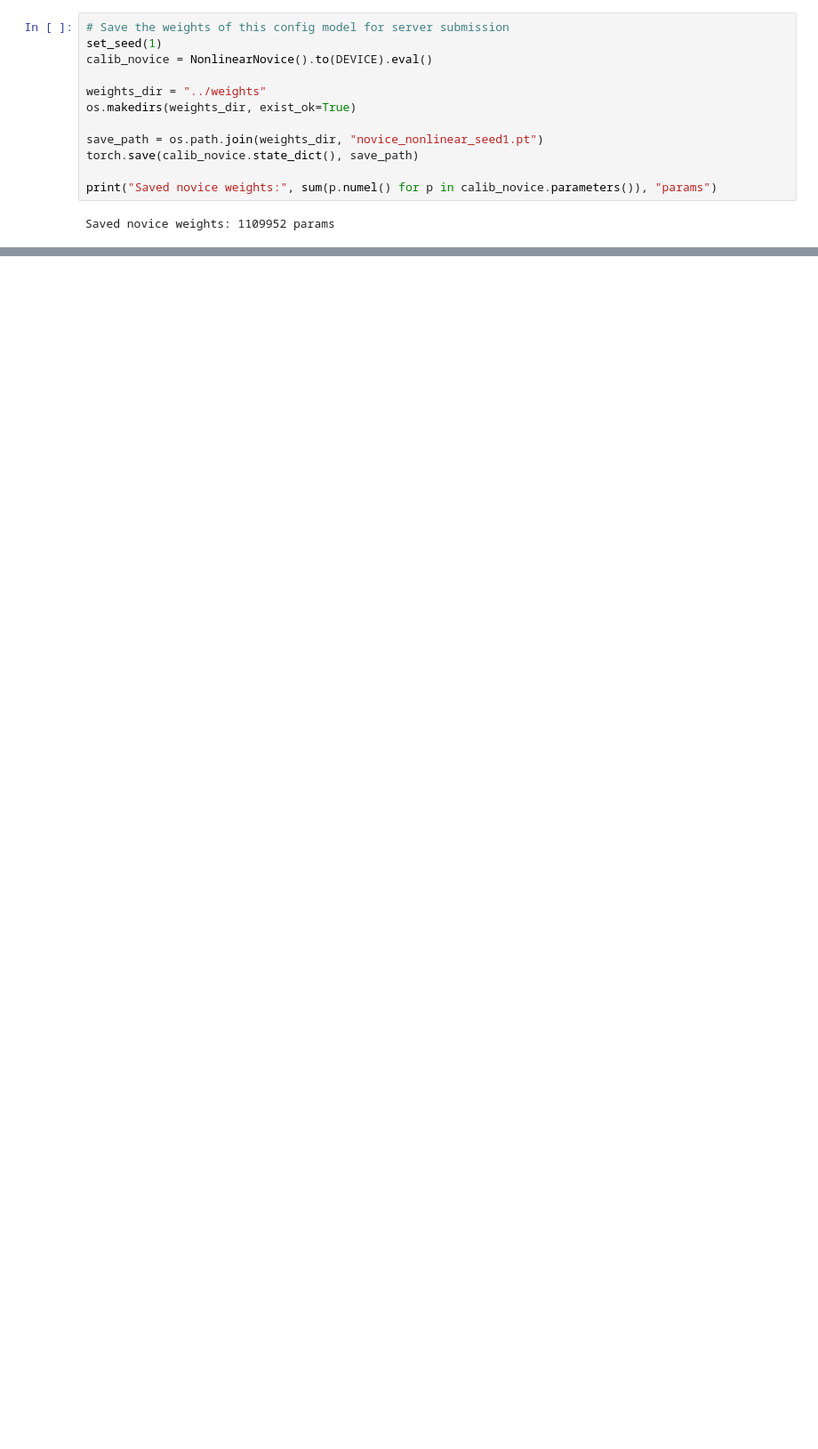
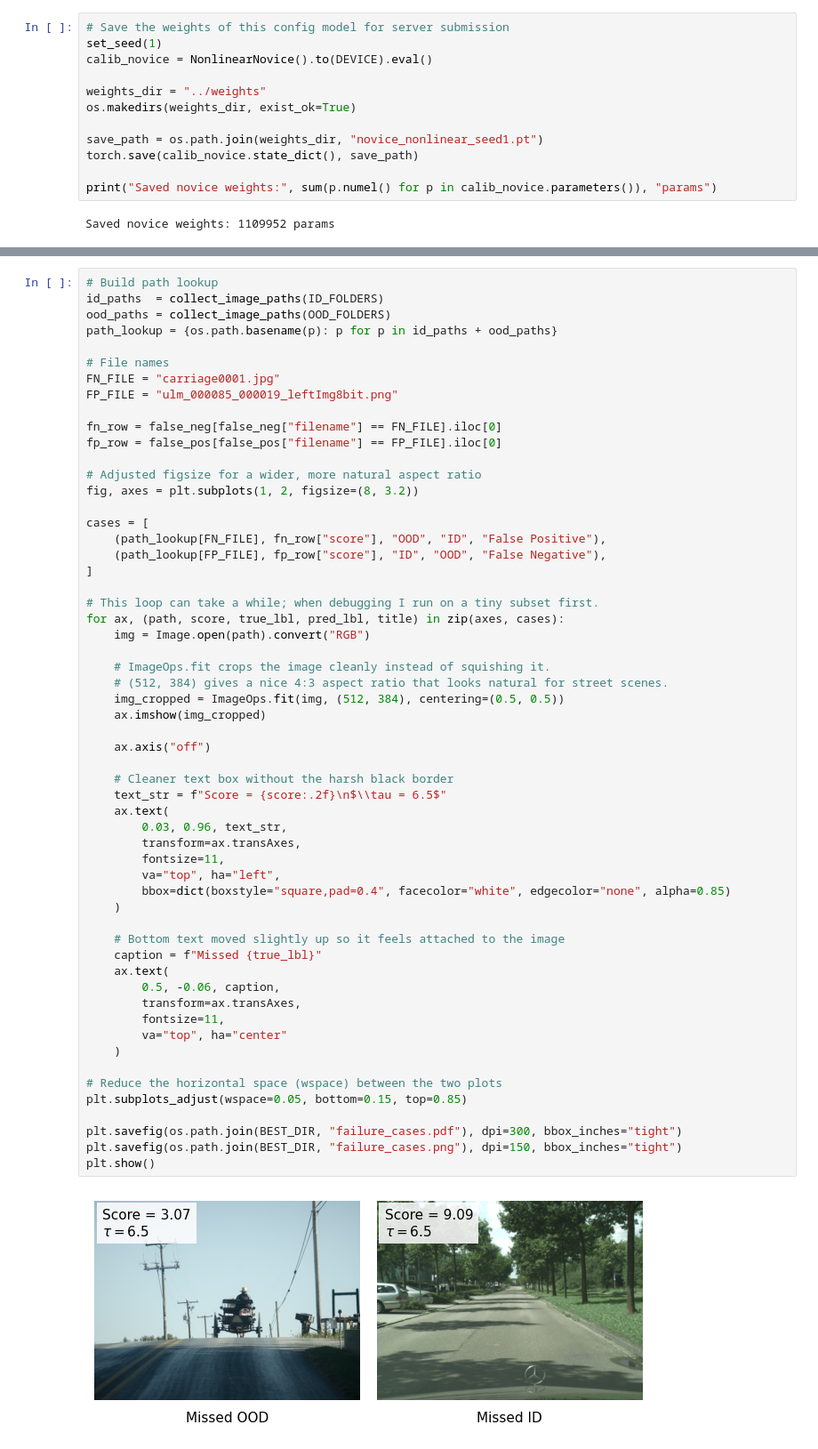
Before and after one commit to MoreJamPLZ/NNCV-MoreJamplz, a Jupyter notebook: Final assignment/OOD_experiments.ipynb, the cells around one changed output, grey strips where cells are left out. Shown at 89% size. Saved outputs shown, nothing was run; the diff lists cells and outputs as text; blank space fills up the shorter version.

```diff
--- a/Final assignment/OOD_experiments.ipynb
+++ b/Final assignment/OOD_experiments.ipynb
@@ -1313 +1340,60 @@ Using start_idx = 0 for visualization
+# %%
+# Build path lookup
+id_paths  = collect_image_paths(ID_FOLDERS)
+ood_paths = collect_image_paths(OOD_FOLDERS)
+path_lookup = {os.path.basename(p): p for p in id_paths + ood_paths}
+
+# File names
+FN_FILE = "carriage0001.jpg"
+FP_FILE = "ulm_000085_000019_leftImg8bit.png"
+
+fn_row = false_neg[false_neg["filename"] == FN_FILE].iloc[0]
+fp_row = false_pos[false_pos["filename"] == FP_FILE].iloc[0]
+
+# Adjusted figsize for a wider, more natural aspect ratio
+fig, axes = plt.subplots(1, 2, figsize=(8, 3.2))
+
+cases = [
+    (path_lookup[FN_FILE], fn_row["score"], "OOD", "ID", "False Positive"),
+    (path_lookup[FP_FILE], fp_row["score"], "ID", "OOD", "False Negative"),
+]
+
+# This loop can take a while; when debugging I run on a tiny subset first.
+for ax, (path, score, true_lbl, pred_lbl, title) in zip(axes, cases):
+    img = Image.open(path).convert("RGB")
+
+    # ImageOps.fit crops the image cleanly instead of squishing it.
+    # (512, 384) gives a nice 4:3 aspect ratio that looks natural for street scenes.
+    img_cropped = ImageOps.fit(img, (512, 384), centering=(0.5, 0.5))
+    ax.imshow(img_cropped)
+
+    ax.axis("off")
+
+    # Cleaner text box without the harsh black border
+    text_str = f"Score = {score:.2f}\n$\\tau = 6.5$"
+    ax.text(
+        0.03, 0.96, text_str,
+        transform=ax.transAxes,
+        fontsize=11,
+        va="top", ha="left",
+        bbox=dict(boxstyle="square,pad=0.4", facecolor="white", edgecolor="none", alpha=0.85)
+    )
+
+    # Bottom text moved slightly up so it feels attached to the image
+    caption = f"Missed {true_lbl}"
+    ax.text(
+        0.5, -0.06, caption,
+        transform=ax.transAxes,
+        fontsize=11,
+        va="top", ha="center"
+    )
+
+# Reduce the horizontal space (wspace) between the two plots
+plt.subplots_adjust(wspace=0.05, bottom=0.15, top=0.85)
+
+plt.savefig(os.path.join(BEST_DIR, "failure_cases.pdf"), dpi=300, bbox_inches="tight")
+plt.savefig(os.path.join(BEST_DIR, "failure_cases.png"), dpi=150, bbox_inches="tight")
+plt.show()
+# %% [output]
+[figure, added]
 # %% [markdown]
```
Also changed, not shown: parts of 50 cells of this notebook, 31 other files.
